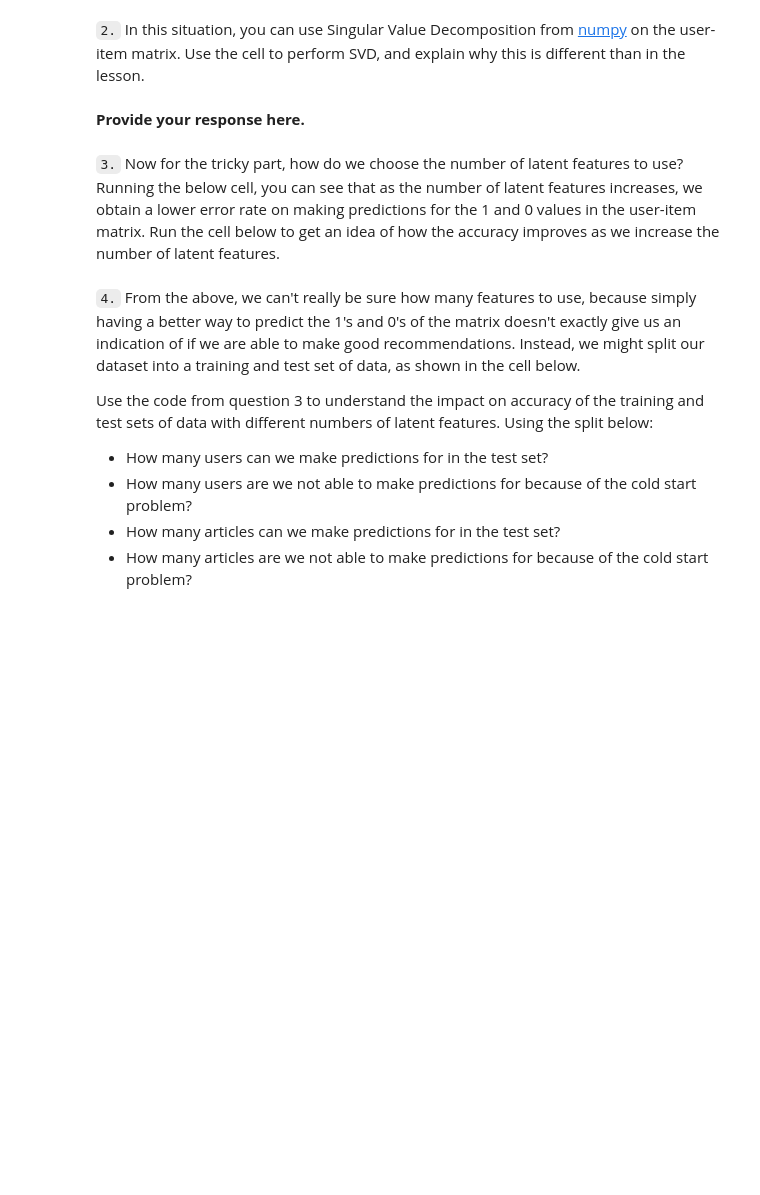
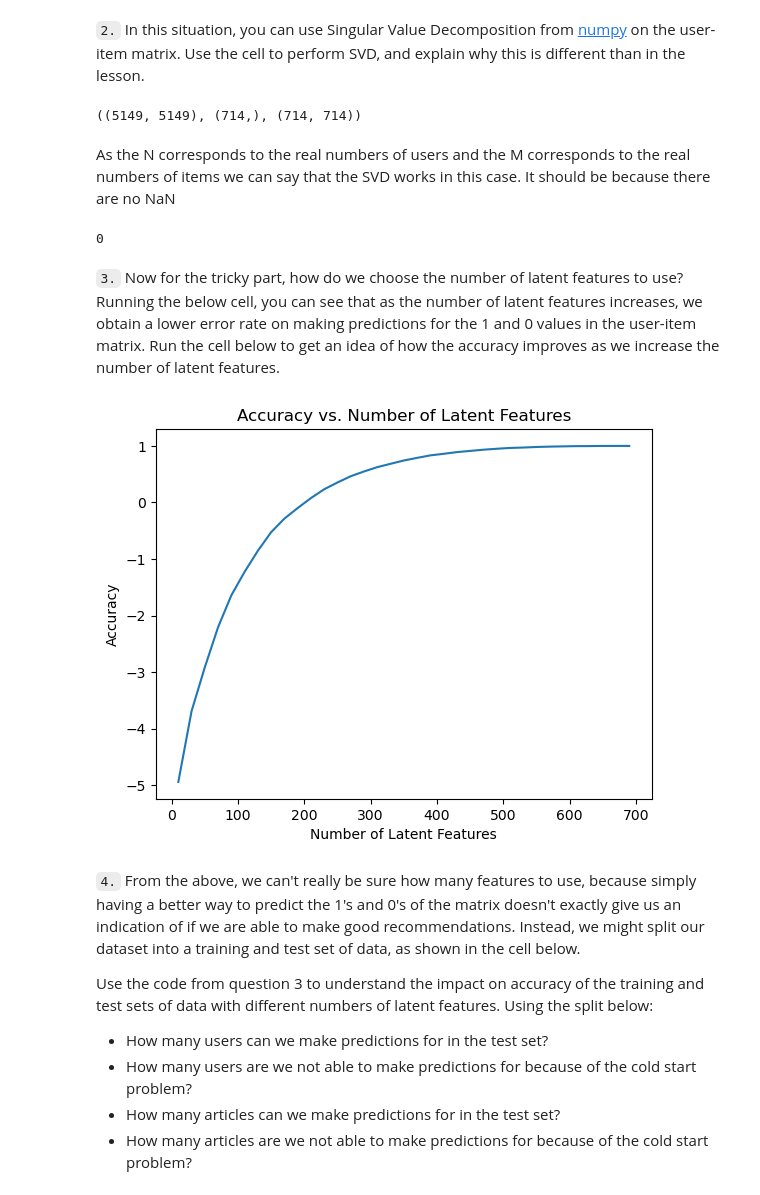
Before and after one commit to DavidGuillaum/project_IBM_recommendation_engine, a Jupyter notebook: Recommendations_with_IBM.ipynb, the cells around one changed output. Saved outputs shown, nothing was run; the diff lists cells and outputs as text; code cells hidden in the pictures; blank space fills up the shorter version.

```diff
--- a/Recommendations_with_IBM.ipynb
+++ b/Recommendations_with_IBM.ipynb
@@ -468,35 +744,47 @@ user_item_matrix.head()
 `2.` In this situation, you can use Singular Value Decomposition from [numpy](https://docs.scipy.org/doc/numpy-1.14.0/reference/generated/numpy.linalg.svd.html) on the user-item matrix.  Use the cell to perform SVD, and explain why this is different than in the lesson.
 # %%
 # Perform SVD on the User-Item Matrix Here
-
-u, s, vt = # use the built in to get the three matrices
+u, s, vt = np.linalg.svd(user_item_matrix) # use the built in to get the three matrices
-# %% [markdown]
-**Provide your response here.**
+# %%
+u.shape, s.shape, vt.shape
+#u is the NK matrix (user-latent)
+#s is the KK matrix (latent-latent)
+#vt is the transposed matrix of v that is KM matrix (latent-item)
+# %% [output]
+((5149, 5149), (714,), (714, 714))
+# %% [markdown]
+As the N corresponds to the real numbers of users and the M corresponds to the real numbers of items we can say that the SVD works in this case. It should be because there are no NaN
+# %%
+user_item_matrix.isna().any().sum()
+# %% [output]
+0
 # %% [markdown]
 `3.` Now for the tricky part, how do we choose the number of latent features to use?  Running the below cell, you can see that as the number of latent features increases, we obtain a lower error rate on making predictions for the 1 and 0 values in the user-item matrix.  Run the cell below to get an idea of how the accuracy improves as we increase the number of latent features.
 # %%
 num_latent_feats = np.arange(10,700+10,20)
 sum_errs = []
 
 for k in num_latent_feats:
     # restructure with k latent features
     s_new, u_new, vt_new = np.diag(s[:k]), u[:, :k], vt[:k, :]
 
     # take dot product
     user_item_est = np.around(np.dot(np.dot(u_new, s_new), vt_new))
 
     # compute error for each prediction to actual value
     diffs = np.subtract(user_item_matrix, user_item_est)
 
     # total errors and keep track of them
     err = np.sum(np.sum(np.abs(diffs)))
     sum_errs.append(err)
 
 
-plt.plot(num_latent_feats, 1 - np.array(sum_errs)/df.shape[0]);
+plt.plot(num_latent_feats, 1 - np.array(sum_errs)/user_item_matrix.shape[0]);
 plt.xlabel('Number of Latent Features');
 plt.ylabel('Accuracy');
 plt.title('Accuracy vs. Number of Latent Features');
+# %% [output]
+[figure, added]
 # %% [markdown]
 `4.` From the above, we can't really be sure how many features to use, because simply having a better way to predict the 1's and 0's of the matrix doesn't exactly give us an indication of if we are able to make good recommendations.  Instead, we might split our dataset into a training and test set of data, as shown in the cell below.
 
```
Also changed, not shown: parts of 62 cells of this notebook, 2 other files.
